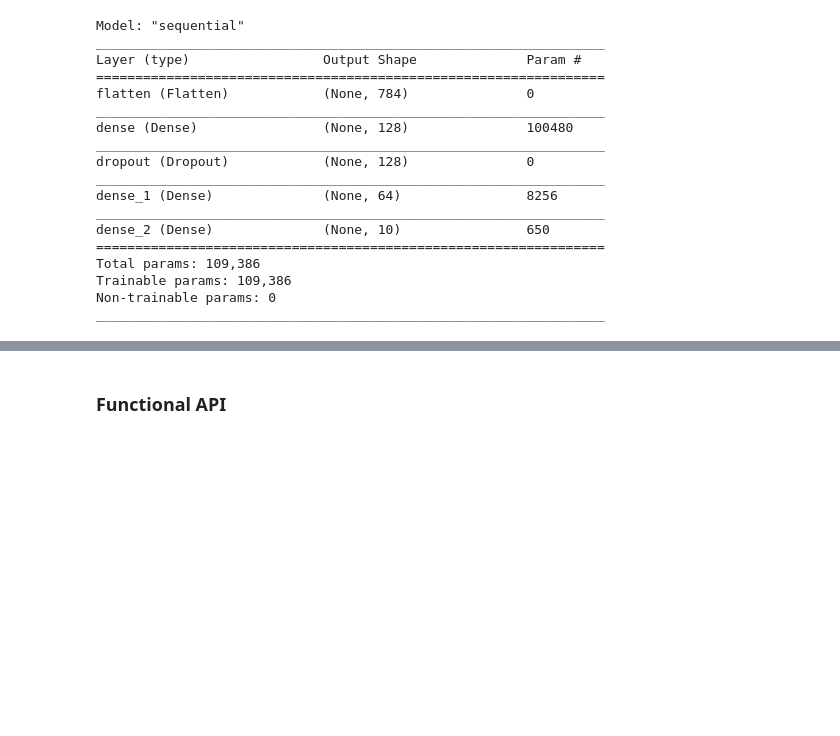
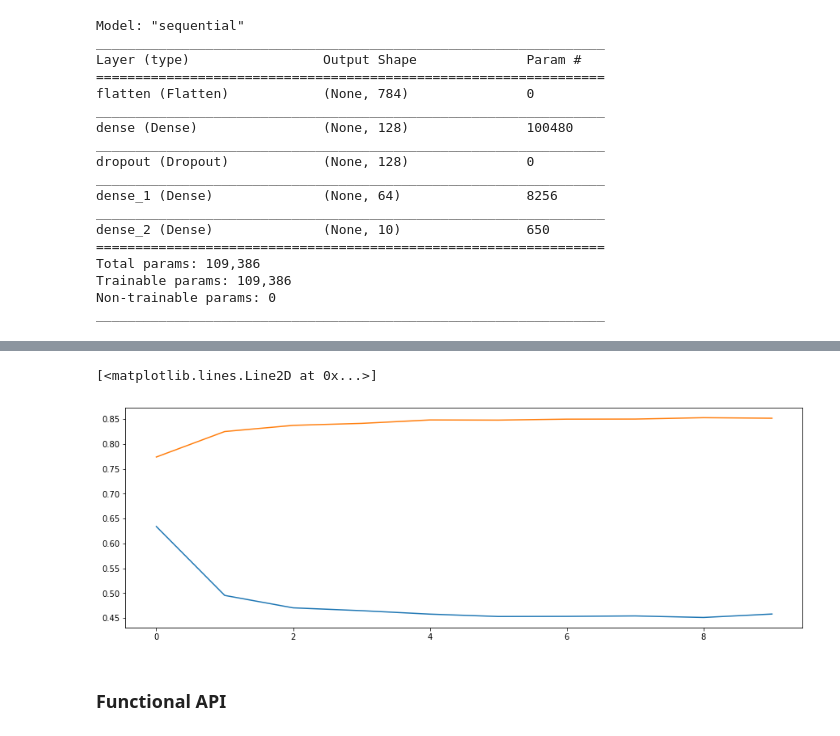
Before and after one commit to tspthomas/deep_learning_for_images, a Jupyter notebook: 1.introduction/1.4_shallow_neural_net.ipynb, the cells around one changed output, grey strips where cells are left out. Drawn from its saved outputs; the diff is of its cells as text; code cells hidden in the pictures; blank space fills up the shorter version.

```diff
--- a/1.introduction/1.4_shallow_neural_net.ipynb
+++ b/1.introduction/1.4_shallow_neural_net.ipynb
@@ -154,3 +158,9 @@ Epoch 10/10
+# %%
+plt.plot(hist.history['loss'])
+plt.plot(hist.history['accuracy'])
+# %% [output]
+[<matplotlib.lines.Line2D at 0x...>]
+[figure, added]
 # %% [markdown]
 ### Functional API
 # %%
```
Also changed, not shown: parts of 13 cells of this notebook, 4 other files.
